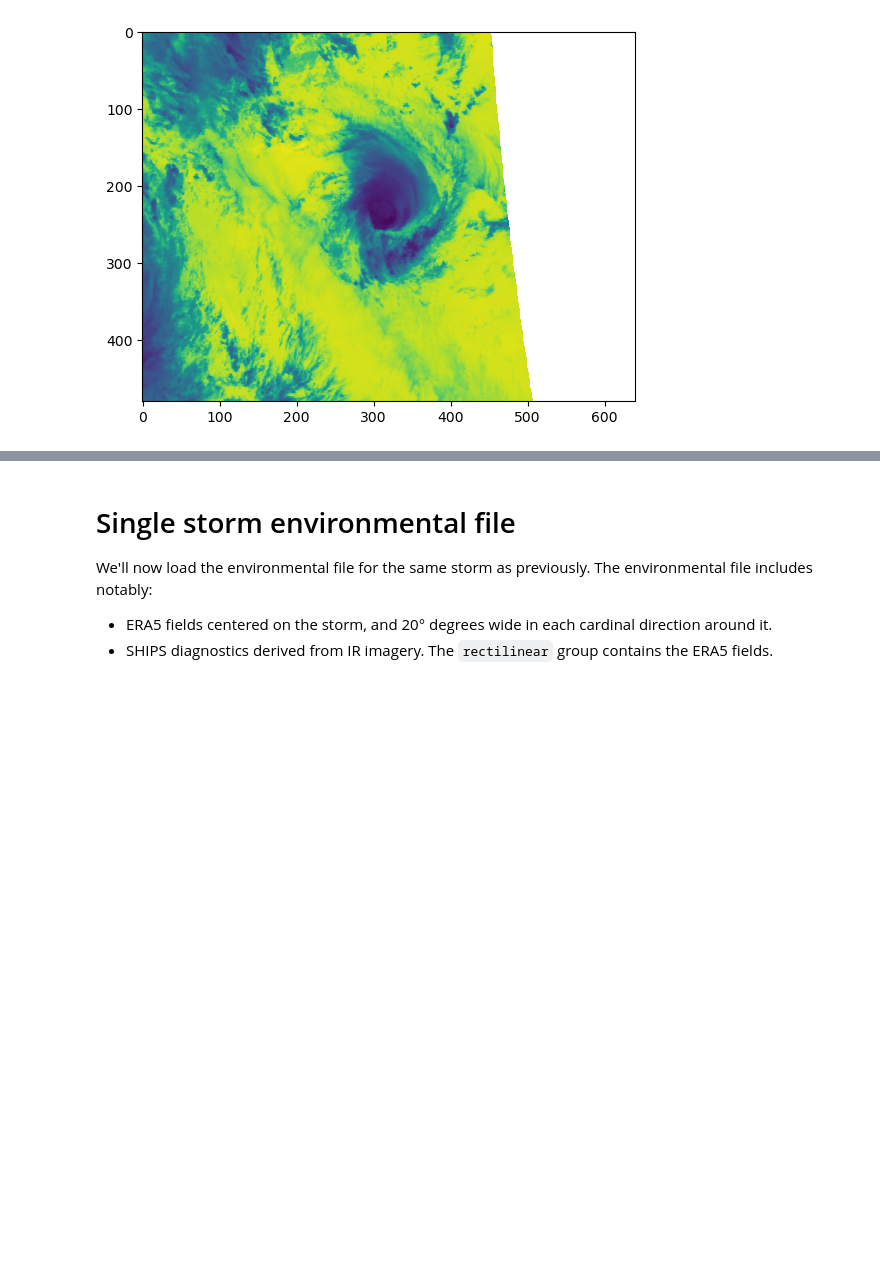
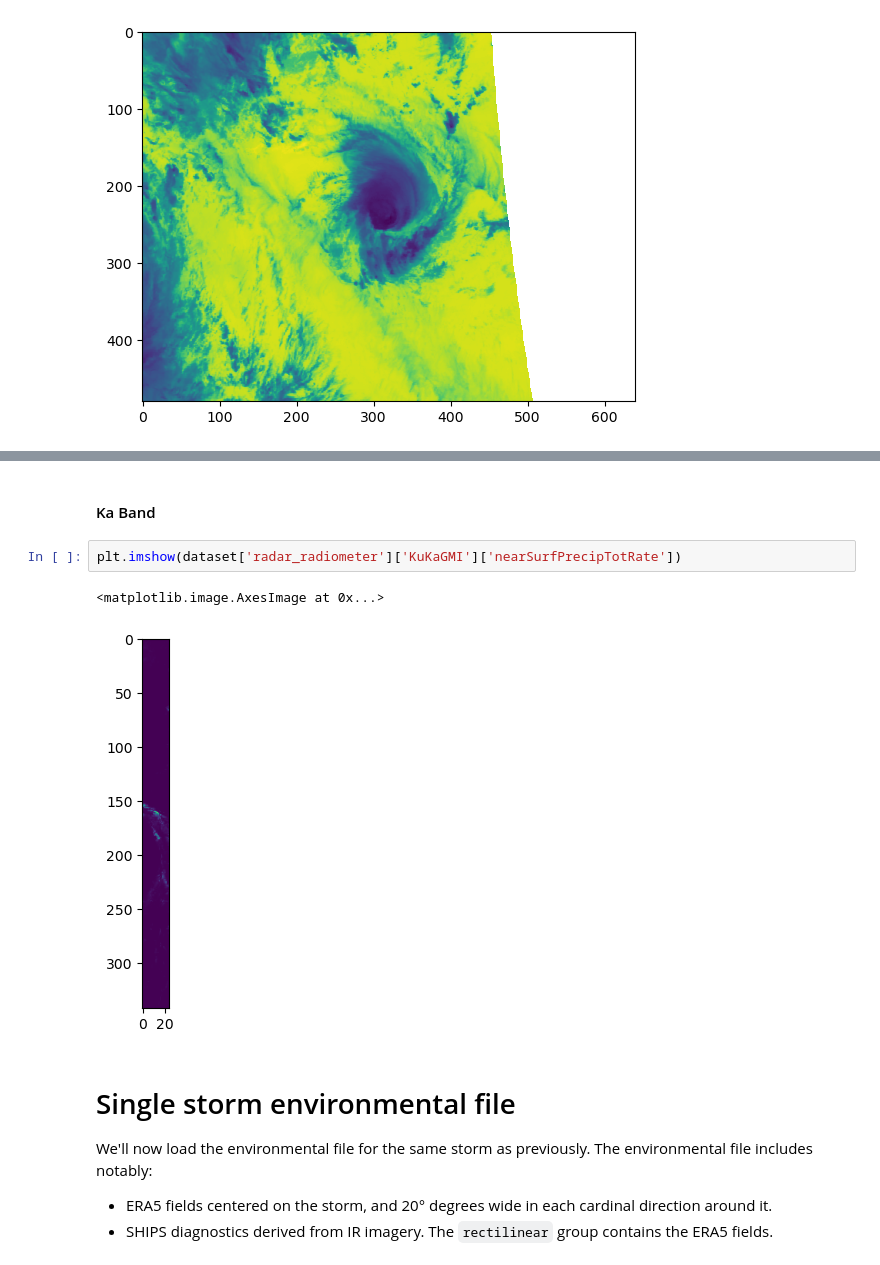
Before and after one commit to dauvillc/tc_multi_sources, a Jupyter notebook: notebooks/tc_primed.ipynb, the cells around one changed output, grey strips where cells are left out. Drawn from its saved outputs; the diff is of its cells as text; blank space fills up the shorter version.

```diff
--- a/notebooks/tc_primed.ipynb
+++ b/notebooks/tc_primed.ipynb
@@ -284,3 +312,10 @@ plt.imshow(dataset['infrared']['IRWIN'])
+# %% [markdown]
+#### Ka Band
+# %%
+plt.imshow(dataset['radar_radiometer']['KuKaGMI']['nearSurfPrecipTotRate'])
+# %% [output]
+<matplotlib.image.AxesImage at 0x...>
+[figure, added]
 # %% [markdown]
 # Single storm environmental file
 We'll now load the environmental file for the same storm as previously. The environmental file includes notably:
```
Also changed, not shown: parts of 9 cells of this notebook, 3 other files.
